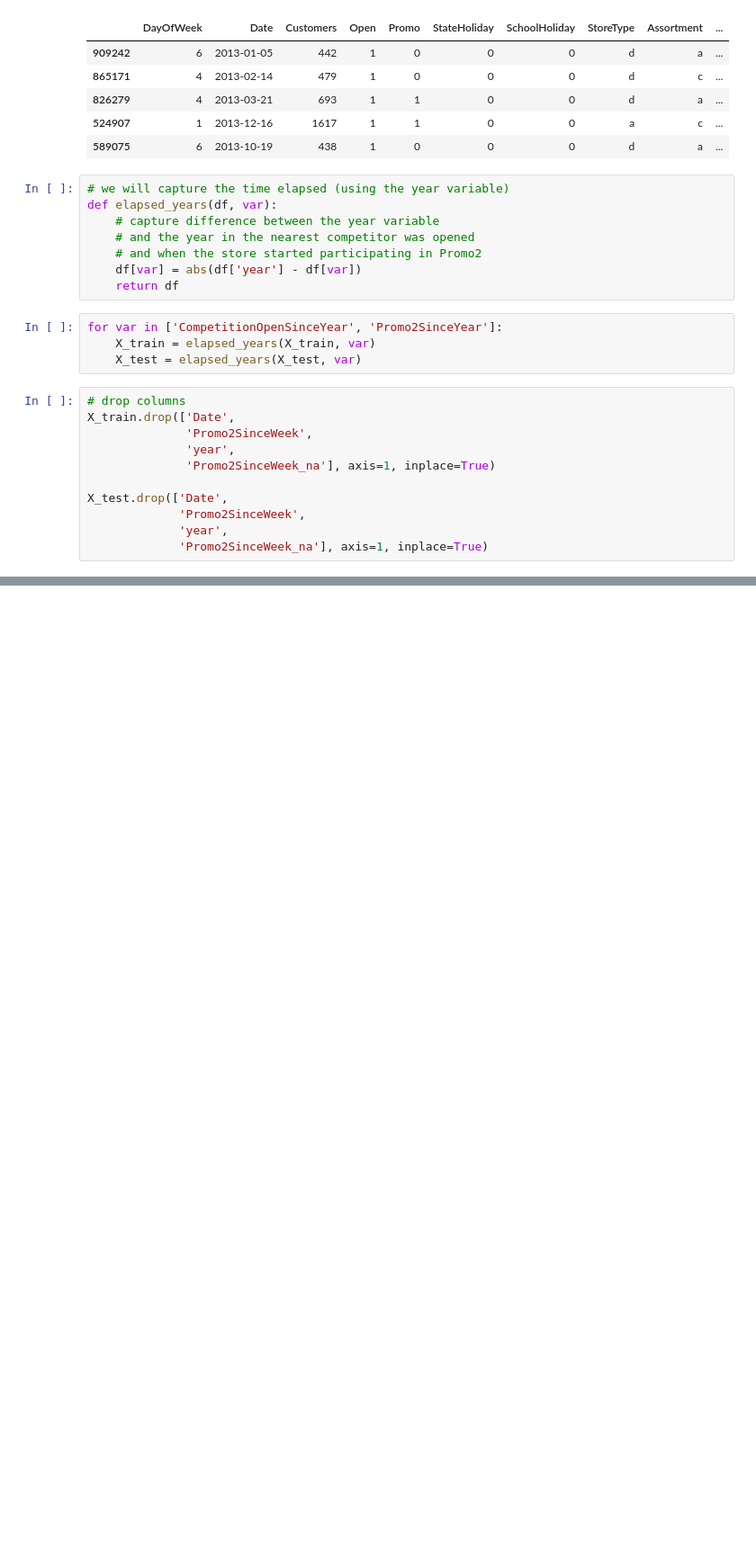
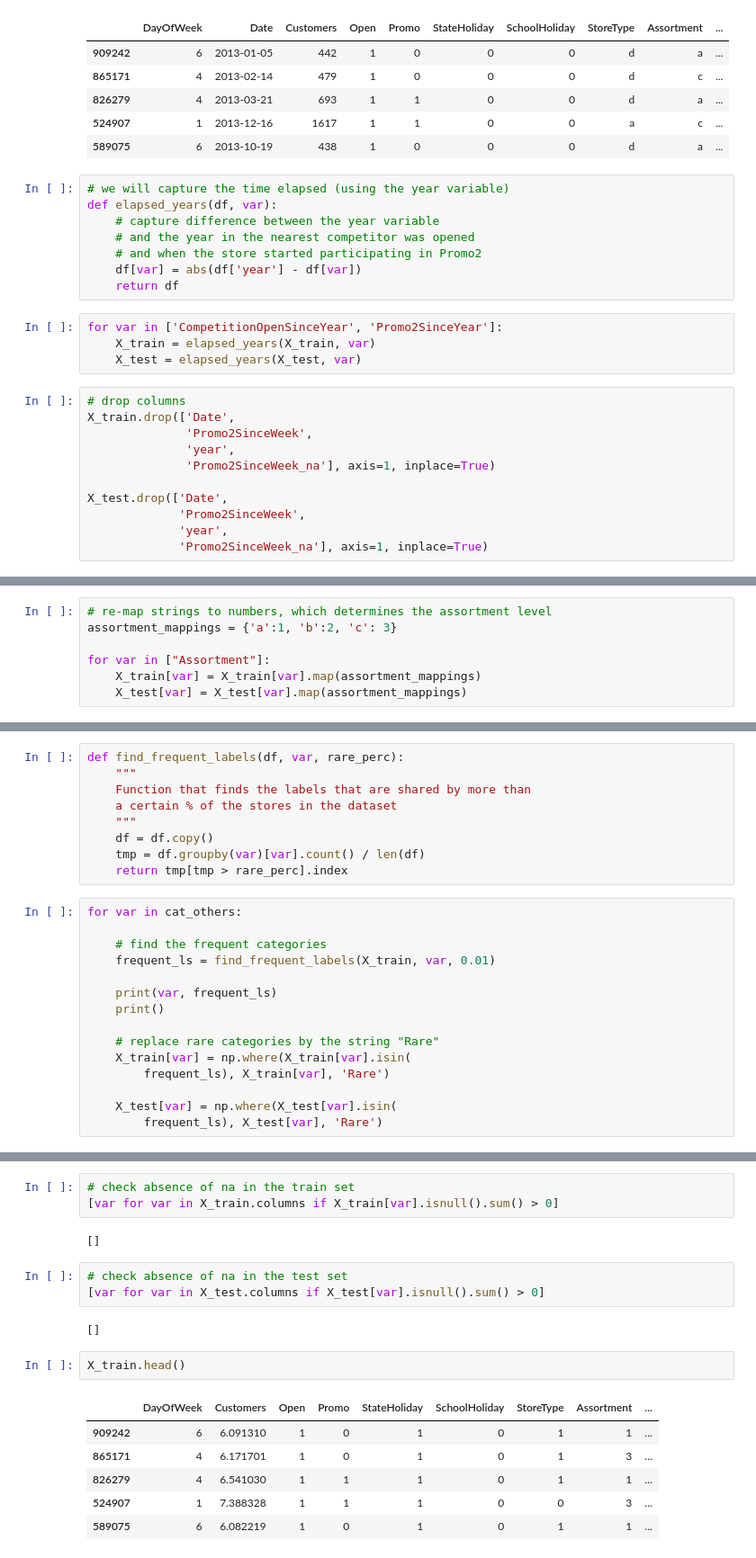
Before and after one commit to bateou25/gcash_rossmann, a Jupyter notebook: research-and-development/research-feature-engineering.ipynb, the cells around one changed output, grey strips where cells are left out. Shown: that part at 90% size. Saved outputs shown, nothing was run; the diff lists cells and outputs as text; blank space fills up the shorter version.

```diff
--- a/research-and-development/research-feature-engineering.ipynb
+++ b/research-and-development/research-feature-engineering.ipynb
@@ -345,0 +392,7 @@ We will apply the Yeo-Johnson transformation to CompetitionDistance and Customer
+# %%
+# re-map strings to numbers, which determines the assortment level
+assortment_mappings = {'a':1, 'b':2, 'c': 3}
+
+for var in ["Assortment"]:
+    X_train[var] = X_train[var].map(assortment_mappings)
+    X_test[var] = X_test[var].map(assortment_mappings)
@@ -345,0 +410,24 @@ We will apply the Yeo-Johnson transformation to CompetitionDistance and Customer
+# %%
+def find_frequent_labels(df, var, rare_perc):
+    """
+    Function that finds the labels that are shared by more than
+    a certain % of the stores in the dataset
+    """
+    df = df.copy()
+    tmp = df.groupby(var)[var].count() / len(df)
+    return tmp[tmp > rare_perc].index
+# %%
+for var in cat_others:
+
+    # find the frequent categories
+    frequent_ls = find_frequent_labels(X_train, var, 0.01)
+
+    print(var, frequent_ls)
+    print()
+
+    # replace rare categories by the string "Rare"
+    X_train[var] = np.where(X_train[var].isin(
+        frequent_ls), X_train[var], 'Rare')
+
+    X_test[var] = np.where(X_test[var].isin(
+        frequent_ls), X_test[var], 'Rare')
@@ -345,0 +473,19 @@ We will apply the Yeo-Johnson transformation to CompetitionDistance and Customer
+# %%
+# check absence of na in the train set
+[var for var in X_train.columns if X_train[var].isnull().sum() > 0]
+# %% [output]
+[]
+# %%
+# check absence of na in the test set
+[var for var in X_test.columns if X_test[var].isnull().sum() > 0]
+# %% [output]
+[]
+# %%
+X_train.head()
+# %% [output]
+|  | DayOfWeek | Customers | Open | Promo | StateHoliday | SchoolHoliday | StoreType | Assortment | ... |
+| 909242 | 6 | 6.091310 | 1 | 0 | 1 | 0 | 1 | 1 | ... |
+| 865171 | 4 | 6.171701 | 1 | 0 | 1 | 0 | 1 | 3 | ... |
+| 826279 | 4 | 6.541030 | 1 | 1 | 1 | 0 | 1 | 1 | ... |
+| 524907 | 1 | 7.388328 | 1 | 1 | 1 | 0 | 0 | 3 | ... |
+| 589075 | 6 | 6.082219 | 1 | 0 | 1 | 0 | 1 | 1 | ... |
```
Also changed, not shown: parts of 27 cells of this notebook, 5 other files.
